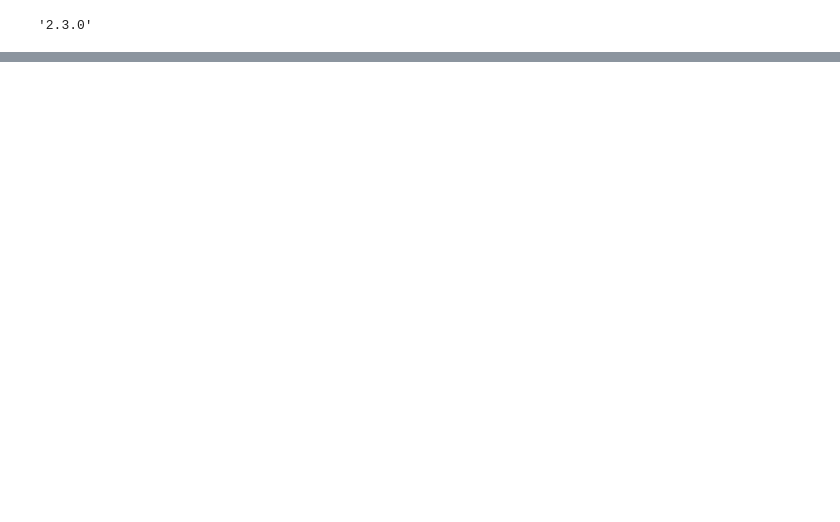
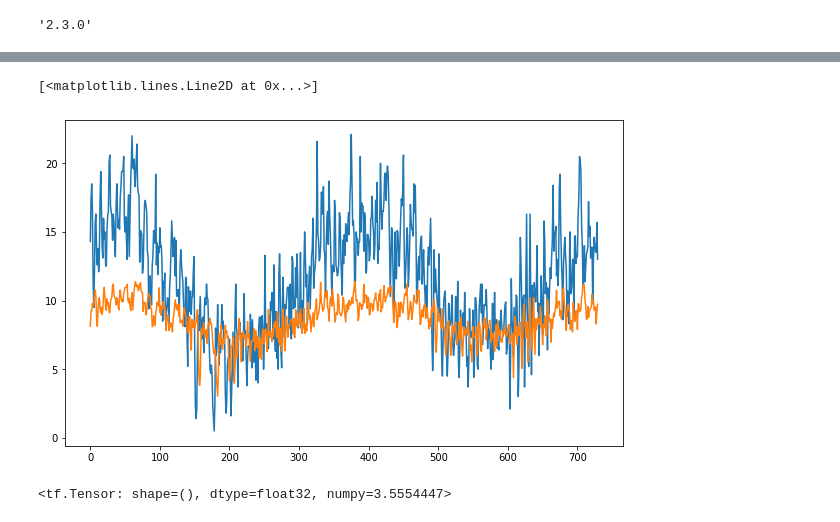
Before and after one commit to praths007/tensorflow_certification, a Jupyter notebook: coursera_practise/TS_week4_sun_spots.ipynb, the cells around one changed output, grey strips where cells are left out. Saved outputs shown, nothing was run; the diff lists cells and outputs as text; code cells hidden in the pictures; blank space fills up the shorter version.

```diff
--- a/coursera_practise/TS_week4_sun_spots.ipynb
+++ b/coursera_practise/TS_week4_sun_spots.ipynb
@@ -123,0 +109,20 @@ plt.plot(history.history['val_accuracy'])
+# %%
+forecast = []
+for time in range(len(magnitude) - window_size):
+  forecast.append(model.predict(magnitude[time:(time+window_size)]))
+# %%
+forecast = forecast[train_size-window_size:]
+results = np.array(forecast)[:, 0, 0]
+
+
+plt.figure(figsize=(10, 6))
+
+plt.plot(test_x)
+plt.plot(results)
+# %% [output]
+[<matplotlib.lines.Line2D at 0x...>]
+[figure, added]
+# %%
+tf.metrics.mae(results, test_x)
+# %% [output]
+<tf.Tensor: shape=(), dtype=float32, numpy=3.5554447>
```
Also changed, not shown: parts of 21 cells of this notebook.
